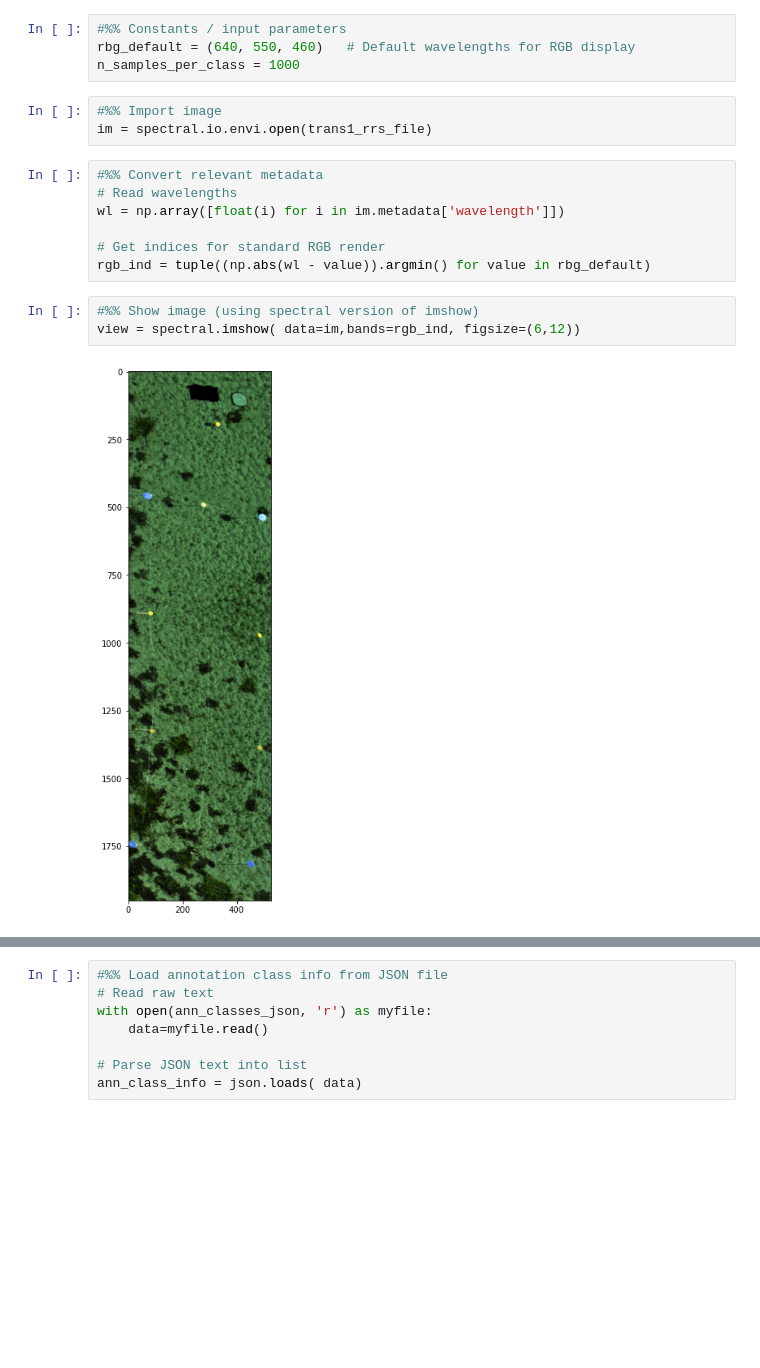
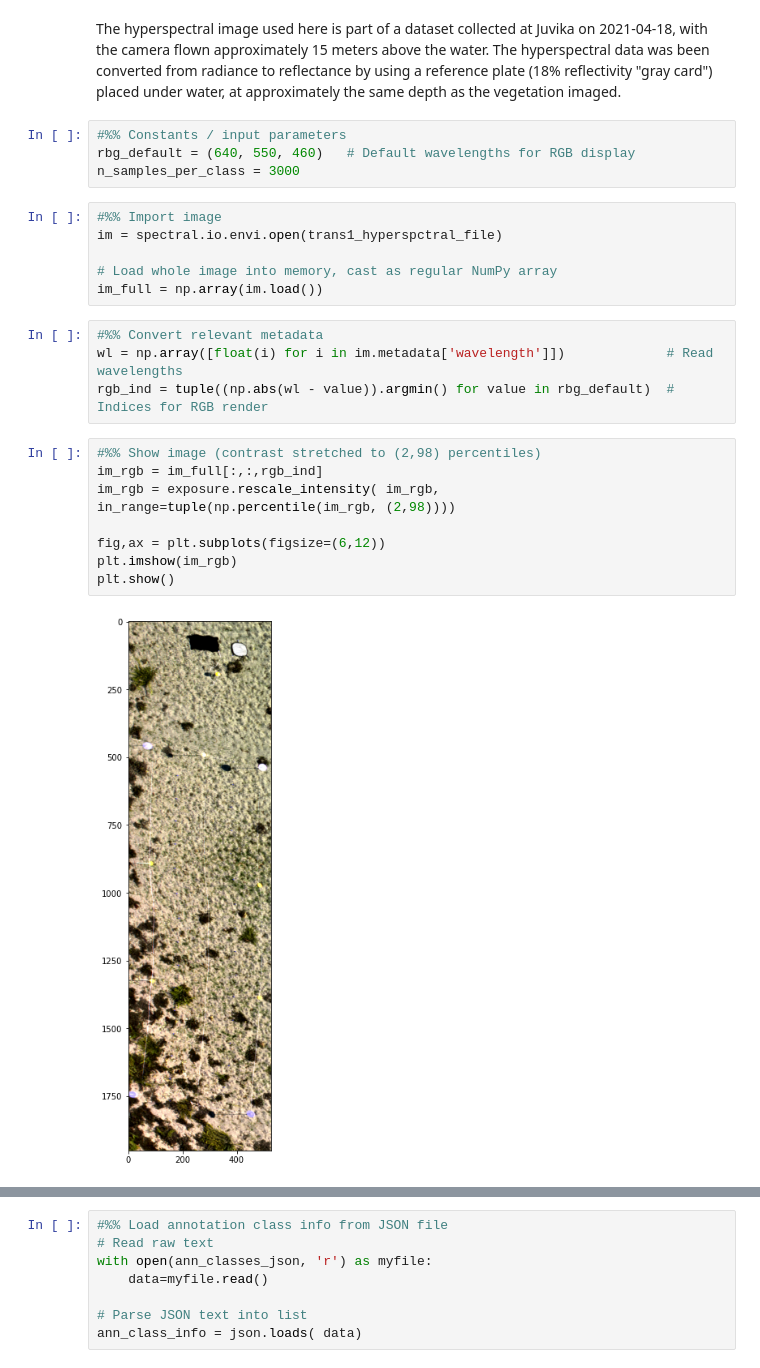
Before and after one commit to mh-skjelvareid/massimal, a Jupyter notebook: dataset_specific/20210418_Juvika/20210418_Juvika_TestClassification.ipynb, the cells around one changed output, grey strips where cells are left out. Saved outputs shown, nothing was run; the diff lists cells and outputs as text; blank space fills up the shorter version.

```diff
--- a/dataset_specific/20210418_Juvika/20210418_Juvika_TestClassification.ipynb
+++ b/dataset_specific/20210418_Juvika/20210418_Juvika_TestClassification.ipynb
@@ -17,25 +28,32 @@ trans1_rrs_file = os.path.join(transect_dir,'Reflectance_Bottom','manual_Pika_L_
 annotation_dir = os.path.join(transect_dir,'Annotation')
 ann_classes_json = os.path.join(annotation_dir,'label_classes.json')
 ann_trans1_im = os.path.join(annotation_dir,'transect1_radiance_rgb_15mAGL.png')
+# %% [markdown]
+The hyperspectral image used here is part of a dataset collected at Juvika on 2021-04-18, with the camera flown approximately 15 meters above the water. The hyperspectral data was been converted from radiance to reflectance by using a reference plate (18% reflectivity "gray card") placed under water, at approximately the same depth as the vegetation imaged.
 # %%
 #%% Constants / input parameters
 rbg_default = (640, 550, 460)   # Default wavelengths for RGB display
-n_samples_per_class = 1000
+n_samples_per_class = 3000
 # %%
 #%% Import image
-im = spectral.io.envi.open(trans1_rrs_file)
+im = spectral.io.envi.open(trans1_hyperspctral_file)
+
+# Load whole image into memory, cast as regular NumPy array
+im_full = np.array(im.load())
 # %%
 #%% Convert relevant metadata
-# Read wavelengths
-wl = np.array([float(i) for i in im.metadata['wavelength']])
-
-# Get indices for standard RGB render
-rgb_ind = tuple((np.abs(wl - value)).argmin() for value in rbg_default)
+wl = np.array([float(i) for i in im.metadata['wavelength']])             # Read wavelengths
+rgb_ind = tuple((np.abs(wl - value)).argmin() for value in rbg_default)  # Indices for RGB render
-# %%
-#%% Show image (using spectral version of imshow)
-view = spectral.imshow( data=im,bands=rgb_ind, figsize=(6,12))
-# %% [output]
-[figure, removed]
+# %%
+#%% Show image (contrast stretched to (2,98) percentiles)
+im_rgb = im_full[:,:,rgb_ind]
+im_rgb = exposure.rescale_intensity( im_rgb, in_range=tuple(np.percentile(im_rgb, (2,98))))
+
+fig,ax = plt.subplots(figsize=(6,12))
+plt.imshow(im_rgb)
+plt.show()
+# %% [output]
+[figure, added]
 # %%
 #%% Plot example spectrum
 ex_spec = np.squeeze(im[900,400,:]) # Pixel in area with seagrass
```
Also changed, not shown: parts of 25 cells of this notebook.
